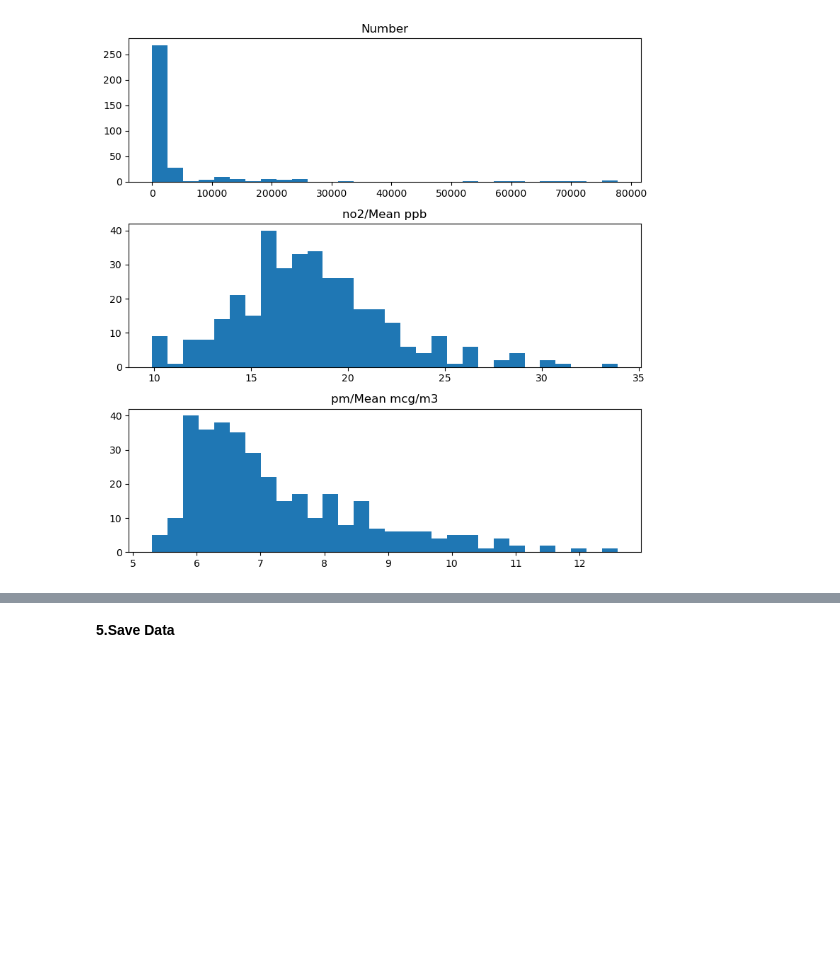
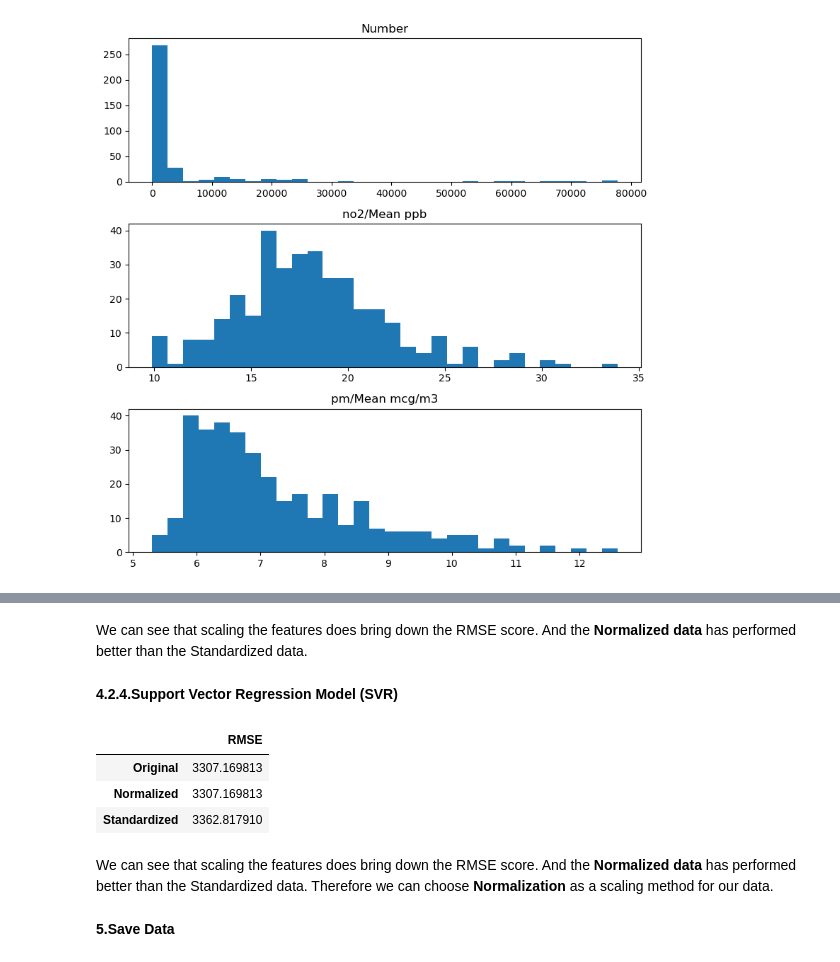
Before and after one commit to Mary080102/Capston-Two, a Jupyter notebook: Pre-processing and Training Data Development.ipynb, the cells around one changed output, grey strips where cells are left out. Cells and saved outputs as stored; diff of their text form; code cells hidden in the pictures; blank space fills up the shorter version.

```diff
--- a/Pre-processing and Training Data Development.ipynb
+++ b/Pre-processing and Training Data Development.ipynb
@@ -190,3 +267,30 @@ y_test shape: (70,)
+# %% [markdown]
+We can see that scaling the features does bring down the RMSE score. And the **Normalized data** has performed better than the Standardized data.
+# %% [markdown]
+**4.2.4.Support Vector Regression Model (SVR)**
+# %%
+rmse_svr=[]
+
+svr= SVR()
+
+# model fitting and measuring RMSE
+for i in range(len(trainX)):
+    svr.fit(trainX[i],y_train)
+    y_pred_svr=ridge.predict(testX[i])
+    rmse_svr.append(np.sqrt(mean_squared_error(y_test,y_pred_svr)))
+
+
+ # visualizing the result
+df_svr= pd.DataFrame({'RMSE':rmse_svr},index=['Original','Normalized','Standardized'])
+df_svr
+# %% [output]
+|  | RMSE |
+| Original | 3307.169813 |
+| Normalized | 3307.169813 |
+| Standardized | 3362.817910 |
+# %% [markdown]
+We can see that scaling the features does bring down the RMSE score. And the **Normalized data** has performed better than the Standardized data.
+Therefore we can choose **Normalization** as a scaling method for our data.
 # %% [markdown]
 **5.Save Data**
 # %%
```
Also changed, not shown: parts of 27 cells of this notebook.
